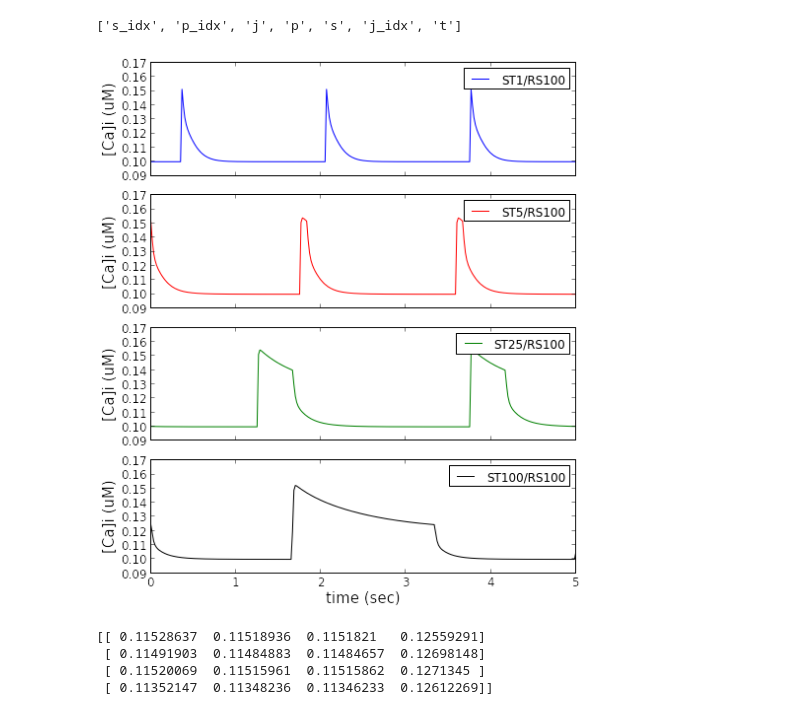
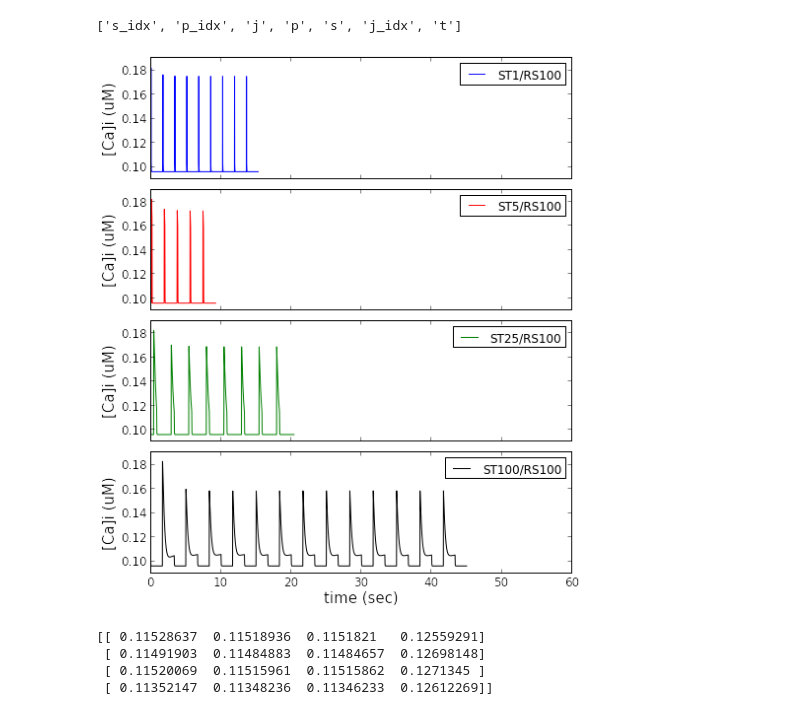
Before and after one commit to huskeypm/microglia, a Jupyter notebook: gotran/daisy-freqs-contour.ipynb, the cells around one changed output. Drawn from its saved outputs; the diff is of its cells as text; code cells hidden in the pictures.

```diff
--- a/gotran/daisy-freqs-contour.ipynb
+++ b/gotran/daisy-freqs-contour.ipynb
@@ -192,19 +192,19 @@ data40.keys()
 ['s_idx', 'p_idx', 'j', 'p', 's', 'j_idx', 't']
 # %%
 stateLabel = "Cai"
-subData1 = ao.GetData(data54,stateLabel)
-subData2 = ao.GetData(data64,stateLabel)
-subData3 = ao.GetData(data74,stateLabel)
-subData4 = ao.GetData(data84,stateLabel)
+subData1 = ao.GetData(data53,stateLabel)
+subData2 = ao.GetData(data63,stateLabel)
+subData3 = ao.GetData(data73,stateLabel)
+subData4 = ao.GetData(data83,stateLabel)
 
 plt.figure(figsize=(7,8))
 ax = plt.subplot(4,1,1)
 ax.tick_params(labelsize=12)
-ax.plot((subData1.t-1000)/60,subData1.valsIdx,'b-',label="ST1/RS100")
+ax.plot((subData1.t)/60,subData1.valsIdx,'b-',label="ST1/RS100")
 ax.legend(fontsize=12)
 ax.set_ylabel("[Ca]i (uM)",fontsize=15)
 #plt.ylim(0.05,0.25)
-plt.xlim(0,5)
+plt.xlim(0,60)
 labels = [item.get_text() for item in ax.get_xticklabels()]
 empty_string_labels = ['']*len(labels)
 ax.set_xticklabels(empty_string_labels)
@@ -212,41 +212,41 @@ plt.tight_layout()
 
 ax = plt.subplot(4,1,2)
 ax.tick_params(labelsize=12)
-ax.plot((subData2.t-1000)/60,subData2.valsIdx,'r-',label="ST5/RS100")
+ax.plot((subData2.t)/60,subData2.valsIdx,'r-',label="ST5/RS100")
 ax.legend(fontsize=12)
 ax.set_ylabel("[Ca]i (uM)",fontsize=15)
 #plt.ylim(0.05,0.25)
-plt.xlim(0,5)
+plt.xlim(0,60)
 labels = [item.get_text() for item in ax.get_xticklabels()]
 empty_string_labels = ['']*len(labels)
 ax.set_xticklabels(empty_string_labels)
 plt.tight_layout()
 
 ax = plt.subplot(4,1,3)
 ax.tick_params(labelsize=12)
-ax.plot((subData3.t-1000)/60,subData3.valsIdx,'g-',label="ST25/RS100")
+ax.plot((subData3.t)/60,subData3.valsIdx,'g-',label="ST25/RS100")
 ax.legend(fontsize=12)
 ax.set_ylabel("[Ca]i (uM)",fontsize=15)
 #plt.ylim(0.05,0.25)
-plt.xlim(0,5)
+plt.xlim(0,60)
 labels = [item.get_text() for item in ax.get_xticklabels()]
 empty_string_labels = ['']*len(labels)
 ax.set_xticklabels(empty_string_labels)
 plt.tight_layout()
 
 ax = plt.subplot(4,1,4)
 ax.tick_params(labelsize=12)
-ax.plot((subData4.t-1000)/60,subData4.valsIdx,'k-',label="ST100/RS100")
+ax.plot((subData4.t)/60,subData4.valsIdx,'k-',label="ST100/RS100")
 ax.legend(fontsize=12)
 ax.set_ylabel("[Ca]i (uM)",fontsize=15)
 #plt.ylim(0.05,0.25)
-plt.xlim(0,5)
+plt.xlim(0,60)
 ax.set_xlabel("time (sec)",fontsize=15)
 plt.tight_layout()
 
 plt.savefig("/home/AD/bch265/Dropbox/Postdoctoral2017-/Modeling-Codes/repo/bens-paper/microglia04092018/cavsfreqduranew1mM.png")
 # %% [output]
-[figure, old version]
+[figure, new version]
 # %%
 stateLabel = "Cai"
 subData51 = ao.GetData(data51,stateLabel)
```
Also changed, not shown: 6 other files.
